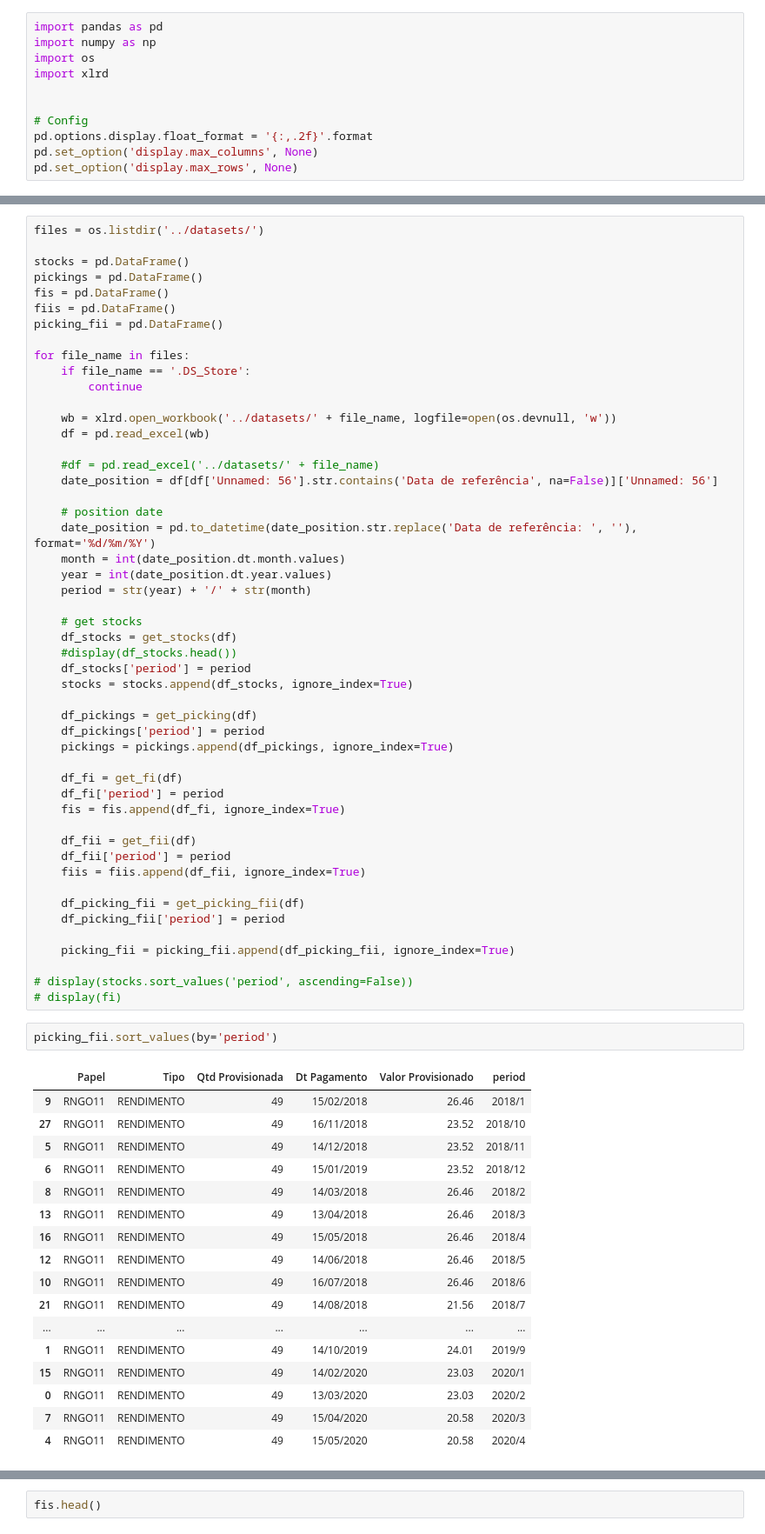
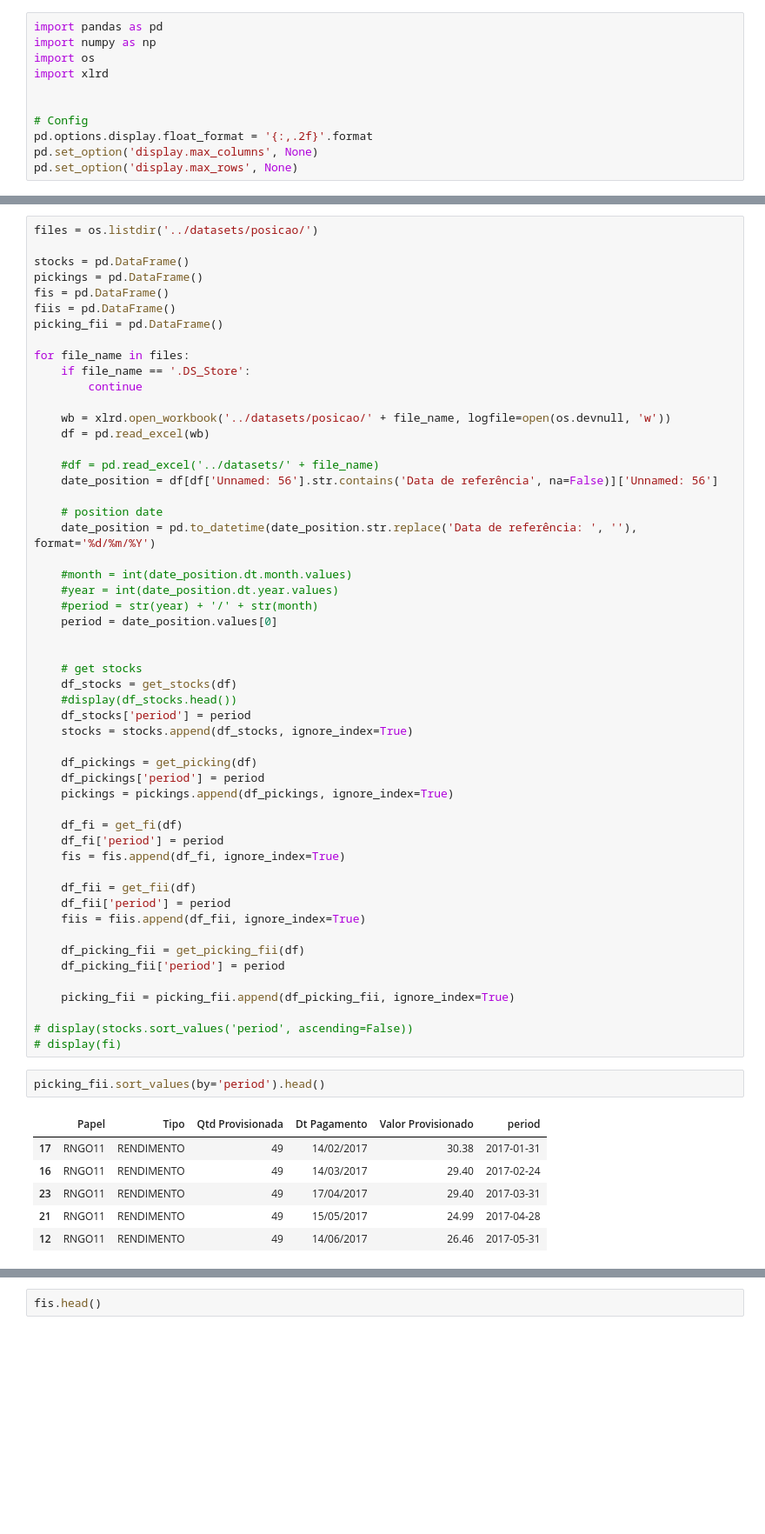
Before and after one commit to gabrielmlg/finance-app, a Jupyter notebook: notebooks/sandbox.ipynb, the cells around one changed output, grey strips where cells are left out. Shown at 87% size. Cells and saved outputs as stored; diff of their text form; blank space fills up the shorter version.

```diff
--- a/notebooks/sandbox.ipynb
+++ b/notebooks/sandbox.ipynb
@@ -143,5 +160,5 @@ def get_picking_fii(df):
 # %%
-files = os.listdir('../datasets/')
+files = os.listdir('../datasets/posicao/')
 
 stocks = pd.DataFrame()
 pickings = pd.DataFrame()
@@ -153,7 +170,7 @@ for file_name in files:
     if file_name == '.DS_Store':
         continue
 
-    wb = xlrd.open_workbook('../datasets/' + file_name, logfile=open(os.devnull, 'w'))
+    wb = xlrd.open_workbook('../datasets/posicao/' + file_name, logfile=open(os.devnull, 'w'))
     df = pd.read_excel(wb)
 
     #df = pd.read_excel('../datasets/' + file_name)
@@ -161,9 +178,12 @@ for file_name in files:
 
     # position date
     date_position = pd.to_datetime(date_position.str.replace('Data de referência: ', ''), format='%d/%m/%Y')
-    month = int(date_position.dt.month.values)
-    year = int(date_position.dt.year.values)
-    period = str(year) + '/' + str(month)
+
+    #month = int(date_position.dt.month.values)
+    #year = int(date_position.dt.year.values)
+    #period = str(year) + '/' + str(month)
+    period = date_position.values[0]
+
 
     # get stocks
     df_stocks = get_stocks(df)
@@ -191,25 +211,14 @@ for file_name in files:
 # display(stocks.sort_values('period', ascending=False))
 # display(fi)
 # %%
-picking_fii.sort_values(by='period')
+picking_fii.sort_values(by='period').head()
 # %% [output]
 |  | Papel | Tipo | Qtd Provisionada | Dt Pagamento | Valor Provisionado | period |
-| 9 | RNGO11 | RENDIMENTO | 49 | 15/02/2018 | 26.46 | 2018/1 |
-| 27 | RNGO11 | RENDIMENTO | 49 | 16/11/2018 | 23.52 | 2018/10 |
-| 5 | RNGO11 | RENDIMENTO | 49 | 14/12/2018 | 23.52 | 2018/11 |
-| 6 | RNGO11 | RENDIMENTO | 49 | 15/01/2019 | 23.52 | 2018/12 |
-| 8 | RNGO11 | RENDIMENTO | 49 | 14/03/2018 | 26.46 | 2018/2 |
-| 13 | RNGO11 | RENDIMENTO | 49 | 13/04/2018 | 26.46 | 2018/3 |
-| 16 | RNGO11 | RENDIMENTO | 49 | 15/05/2018 | 26.46 | 2018/4 |
-| 12 | RNGO11 | RENDIMENTO | 49 | 14/06/2018 | 26.46 | 2018/5 |
-| 10 | RNGO11 | RENDIMENTO | 49 | 16/07/2018 | 26.46 | 2018/6 |
-| 21 | RNGO11 | RENDIMENTO | 49 | 14/08/2018 | 21.56 | 2018/7 |
-| ... | ... | ... | ... | ... | ... | ... |
-| 1 | RNGO11 | RENDIMENTO | 49 | 14/10/2019 | 24.01 | 2019/9 |
-| 15 | RNGO11 | RENDIMENTO | 49 | 14/02/2020 | 23.03 | 2020/1 |
-| 0 | RNGO11 | RENDIMENTO | 49 | 13/03/2020 | 23.03 | 2020/2 |
-| 7 | RNGO11 | RENDIMENTO | 49 | 15/04/2020 | 20.58 | 2020/3 |
-| 4 | RNGO11 | RENDIMENTO | 49 | 15/05/2020 | 20.58 | 2020/4 |
+| 17 | RNGO11 | RENDIMENTO | 49 | 14/02/2017 | 30.38 | 2017-01-31 |
+| 16 | RNGO11 | RENDIMENTO | 49 | 14/03/2017 | 29.40 | 2017-02-24 |
+| 23 | RNGO11 | RENDIMENTO | 49 | 17/04/2017 | 29.40 | 2017-03-31 |
+| 21 | RNGO11 | RENDIMENTO | 49 | 15/05/2017 | 24.99 | 2017-04-28 |
+| 12 | RNGO11 | RENDIMENTO | 49 | 14/06/2017 | 26.46 | 2017-05-31 |
 # %%
 fis['period'].sort_values().unique()
 # %% [output]
```
Also changed, not shown: parts of 12 cells of this notebook.
